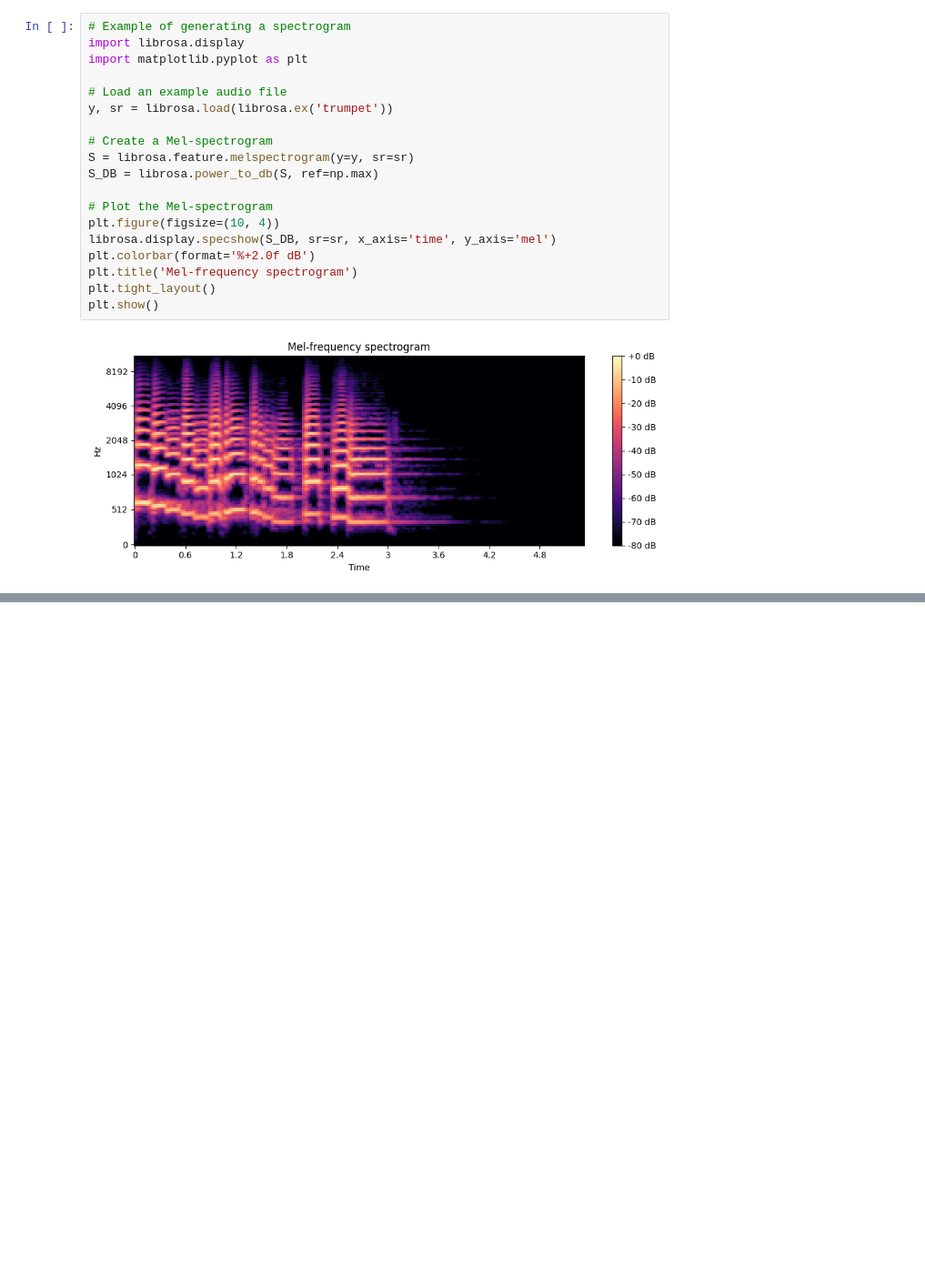
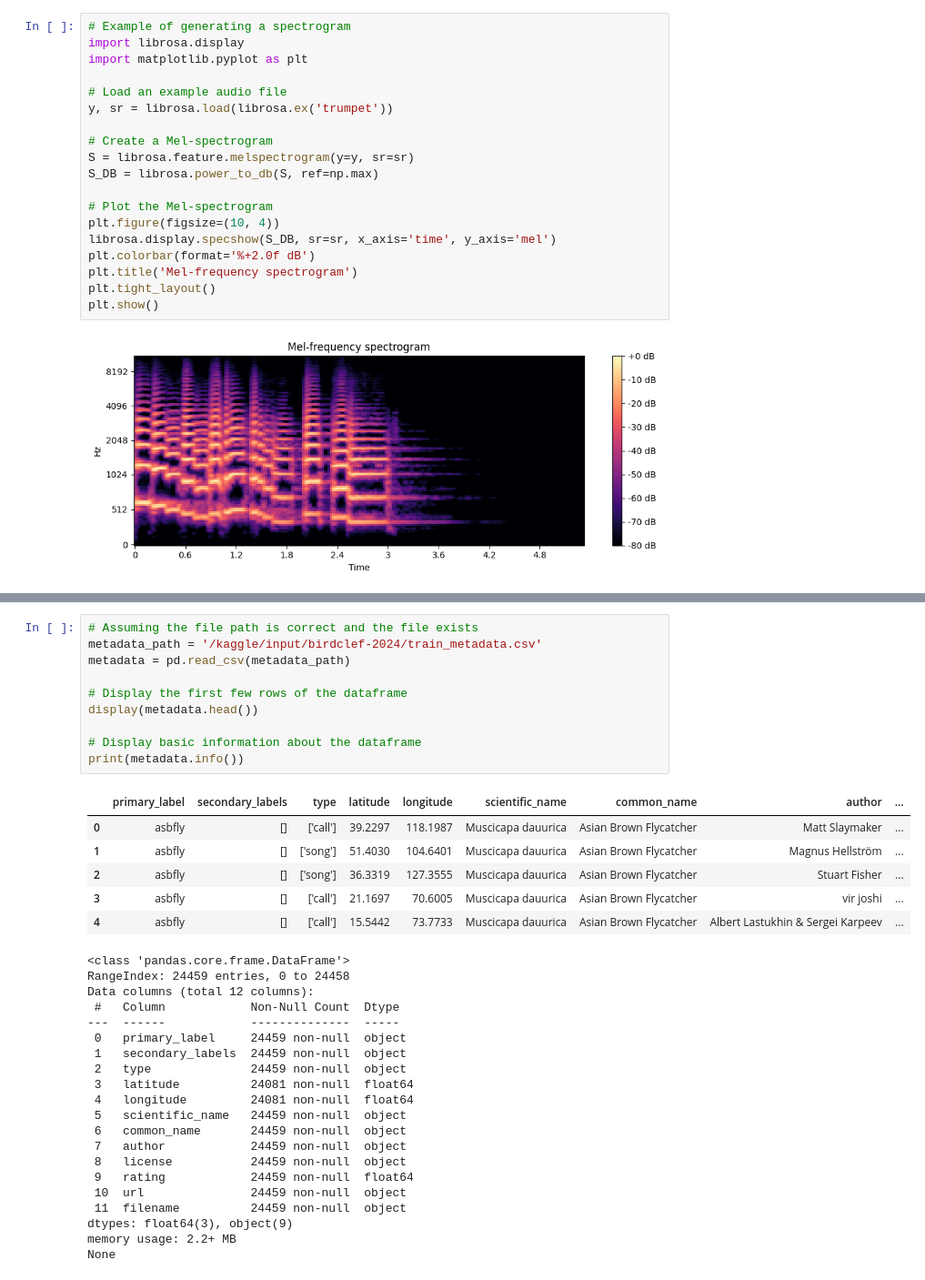
Before and after one commit to jkranyak/birdscompetitionkaggle, a Jupyter notebook: notebooka3489e63aa.ipynb, the cells around one changed output, grey strips where cells are left out. Shown at 91% size. Cells and saved outputs as stored; diff of their text form; blank space fills up the shorter version.

```diff
--- a/notebooka3489e63aa.ipynb
+++ b/notebooka3489e63aa.ipynb
@@ -524,0 +232,37 @@ Epoch 10: val_loss did not improve from 2.30567
+# %%
+# Assuming the file path is correct and the file exists
+metadata_path = '/kaggle/input/birdclef-2024/train_metadata.csv'
+metadata = pd.read_csv(metadata_path)
+
+# Display the first few rows of the dataframe
+display(metadata.head())
+
+# Display basic information about the dataframe
+print(metadata.info())
+# %% [output]
+|  | primary_label | secondary_labels | type | latitude | longitude | scientific_name | common_name | author | ... |
+| 0 | asbfly | [] | ['call'] | 39.2297 | 118.1987 | Muscicapa dauurica | Asian Brown Flycatcher | Matt Slaymaker | ... |
+| 1 | asbfly | [] | ['song'] | 51.4030 | 104.6401 | Muscicapa dauurica | Asian Brown Flycatcher | Magnus Hellström | ... |
+| 2 | asbfly | [] | ['song'] | 36.3319 | 127.3555 | Muscicapa dauurica | Asian Brown Flycatcher | Stuart Fisher | ... |
+| 3 | asbfly | [] | ['call'] | 21.1697 | 70.6005 | Muscicapa dauurica | Asian Brown Flycatcher | vir joshi | ... |
+| 4 | asbfly | [] | ['call'] | 15.5442 | 73.7733 | Muscicapa dauurica | Asian Brown Flycatcher | Albert Lastukhin & Sergei Karpeev | ... |
+<class 'pandas.core.frame.DataFrame'>
+RangeIndex: 24459 entries, 0 to 24458
+Data columns (total 12 columns):
+ #   Column            Non-Null Count  Dtype
+---  ------            --------------  -----
+ 0   primary_label     24459 non-null  object
+ 1   secondary_labels  24459 non-null  object
+ 2   type              24459 non-null  object
+ 3   latitude          24081 non-null  float64
+ 4   longitude         24081 non-null  float64
+ 5   scientific_name   24459 non-null  object
+ 6   common_name       24459 non-null  object
+ 7   author            24459 non-null  object
+ 8   license           24459 non-null  object
+ 9   rating            24459 non-null  float64
+ 10  url               24459 non-null  object
+ 11  filename          24459 non-null  object
+dtypes: float64(3), object(9)
+memory usage: 2.2+ MB
+None
```
Also changed, not shown: parts of 13 cells of this notebook.
